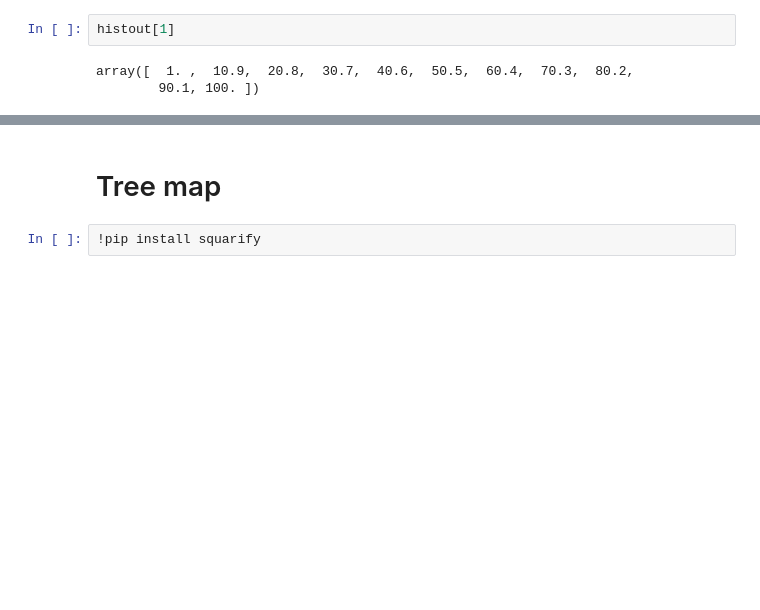
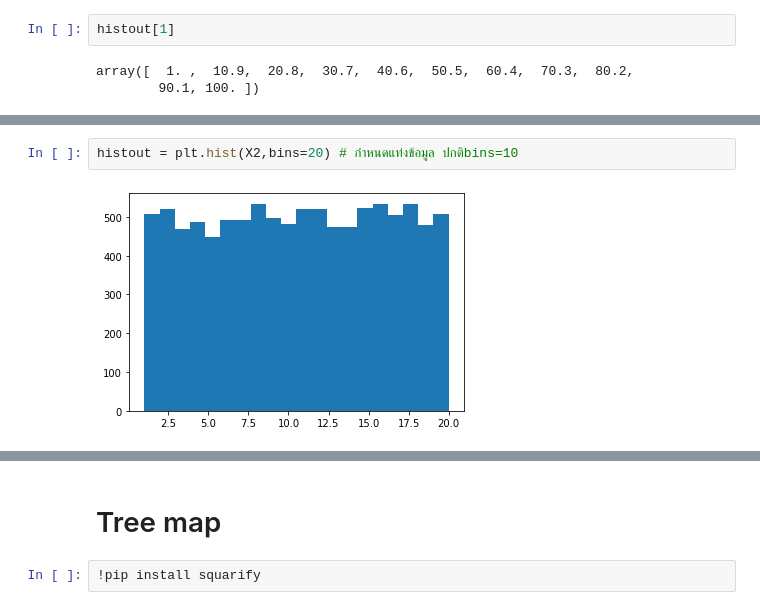
Before and after one commit to supatsara2002/BasicProg_DataViz65, a Jupyter notebook: DataViz04_Data_Comparison.ipynb, the cells around one changed output, grey strips where cells are left out. Drawn from its saved outputs; the diff is of its cells as text; blank space fills up the shorter version.

```diff
--- a/DataViz04_Data_Comparison.ipynb
+++ b/DataViz04_Data_Comparison.ipynb
@@ -397,0 +416,4 @@ array([  1. ,  10.9,  20.8,  30.7,  40.6,  50.5,  60.4,  70.3,  80.2,
+# %%
+histout = plt.hist(X2,bins=20) # กำหนดแท่งข้อมูล ปกติbins=10
+# %% [output]
+[figure, added]
```
Also changed, not shown: parts of 48 cells of this notebook.
